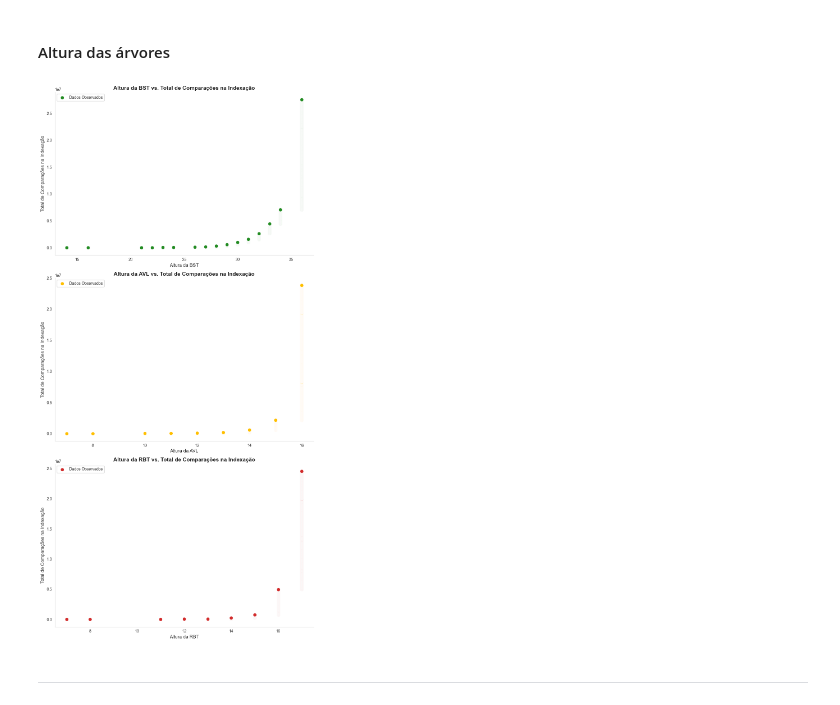
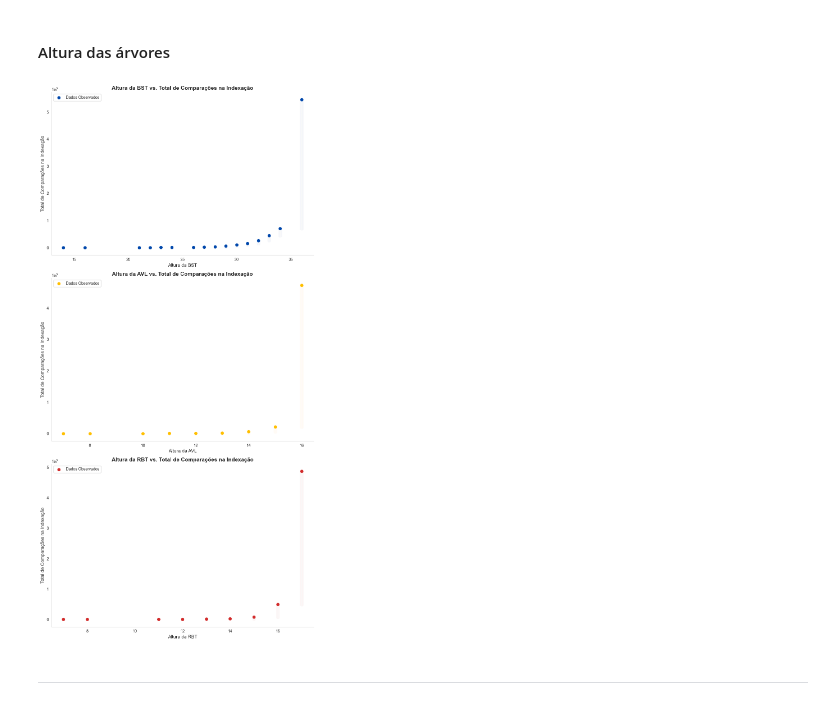
Before and after one commit to JaimeWillianCarneiro/projetofinal-ed, a Jupyter notebook: docs/allstats.ipynb, the cells around one changed output. Cells and saved outputs as stored; diff of their text form; code cells hidden in the pictures.

```diff
--- a/docs/allstats.ipynb
+++ b/docs/allstats.ipynb
@@ -31,9 +31,9 @@ def plotTreesLines(df, x, y, x_label, y_label, title):
     # Mostrar o gráfico
     plt.show()
 # %%
-BST_df = pd.read_csv('bst5000.csv')
-AVL_df = pd.read_csv('avl5000.csv')
-RBT_df = pd.read_csv('rbt5000.csv')
+BST_df = pd.read_csv('bst.csv')
+AVL_df = pd.read_csv('avl.csv')
+RBT_df = pd.read_csv('rbt.csv')
 
 df = pd.concat([BST_df, AVL_df, RBT_df])
 df
@@ -347,13 +347,12 @@ plotTreesLines(df, 'Num_Docs', 'Tempo_Medio_Insercao', 'Número de Documentos',
 #### Altura das árvores
 # %%
 sns.set_style("whitegrid")
-palette = ["#228B22", "#FFBF00", "#D22B2B"]
 
 plt.figure(figsize=(10,20))
 
 # BST
 plt.subplot(3,1,1)
-sns.scatterplot(data=df[df['Tipo_Arvore'] == 'BST'], x='Altura', y='Total_Comparacoes_Indexacao', s=80, color='#228B22', label='Dados Observados')
+sns.scatterplot(data=df[df['Tipo_Arvore'] == 'BST'], x='Altura', y='Total_Comparacoes_Indexacao', s=80, color='#0047AB', label='Dados Observados')
 plt.xlabel('Altura da BST', fontsize=12)
 plt.ylabel('Total de Comparações na Indexação', fontsize=12)
 plt.title('Altura da BST vs. Total de Comparações na Indexação', fontsize=14, fontweight='bold')
@@ -366,34 +365,34 @@ plt.grid(False)
 
 # AVL
 plt.subplot(3,1,2)
 sns.scatterplot(data=df[df['Tipo_Arvore'] == 'AVL'], x='Altura', y='Total_Comparacoes_Indexacao', s=80, color='#FFBF00', label='Dados Observados')
 plt.xlabel('Altura da AVL', fontsize=12)
 plt.ylabel('Total de Comparações na Indexação', fontsize=12)
 plt.title('Altura da AVL vs. Total de Comparações na Indexação', fontsize=14, fontweight='bold')
 plt.xticks(fontsize=10)
 plt.yticks(fontsize=10)
 # plt.legend() # Chama a legenda
 sns.despine(top=True, right=True)
 plt.tight_layout()
 plt.grid(False)
 
 # RBT
 plt.subplot(3,1,3)
 sns.scatterplot(data=df[df['Tipo_Arvore'] == 'RBT'], x='Altura', y='Total_Comparacoes_Indexacao', s=80, color='#D22B2B', label='Dados Observados')
 plt.xlabel('Altura da RBT', fontsize=12)
 plt.ylabel('Total de Comparações na Indexação', fontsize=12)
 plt.title('Altura da RBT vs. Total de Comparações na Indexação', fontsize=14, fontweight='bold')
 plt.xticks(fontsize=10)
 plt.yticks(fontsize=10)
 # plt.legend() # Chama a legenda
 sns.despine(top=True, right=True)
 plt.tight_layout()
 plt.grid(False)
 
 
 plt.show()
 # %% [output]
-[figure, old version]
+[figure, new version]
 # %% [markdown]
 ---
 # %% [markdown]
```
Also changed, not shown: parts of 14 cells of this notebook, 3 other files.
